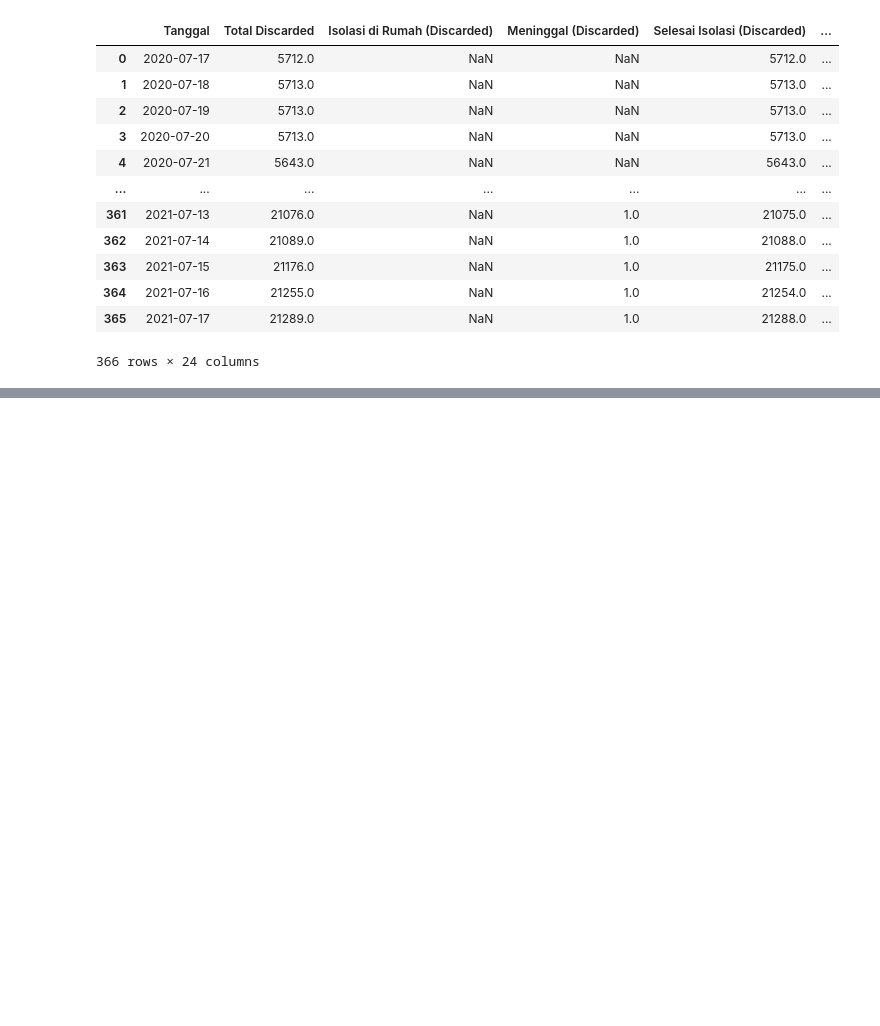
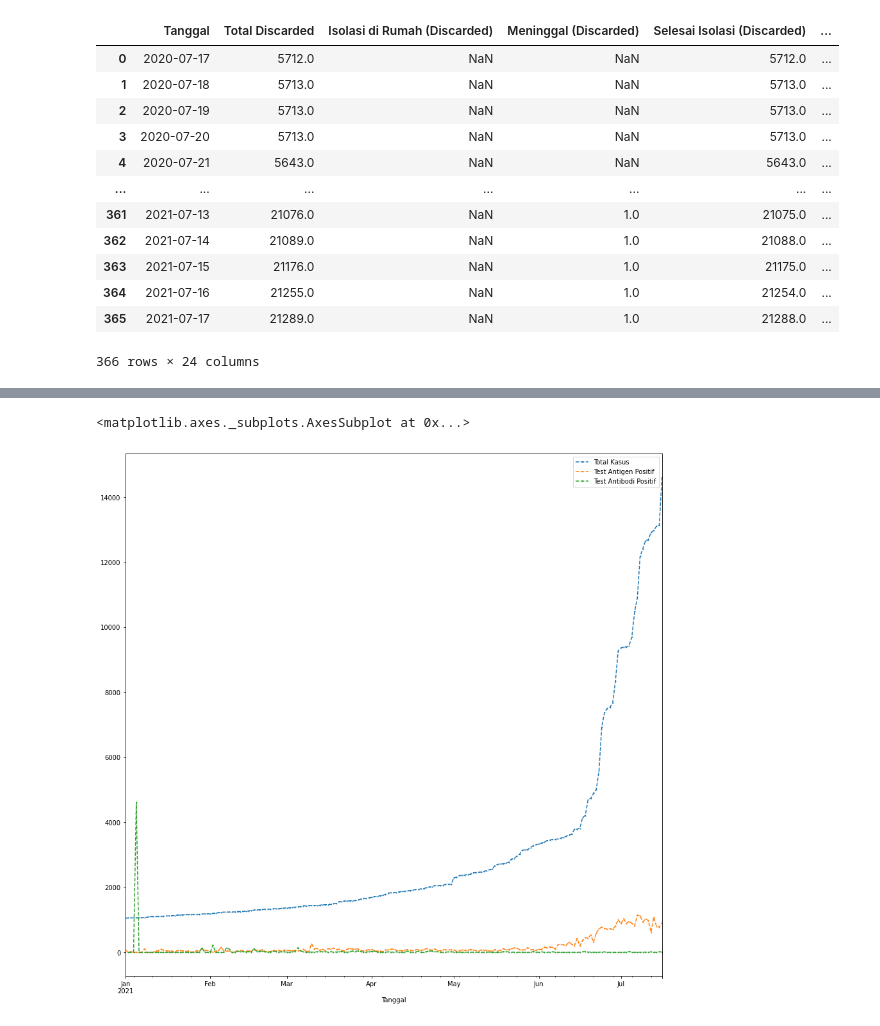
Before and after one commit to StevenTannn/Compfest-DS-Covid, a Jupyter notebook: notebook.ipynb, the cells around one changed output, grey strips where cells are left out. Saved outputs shown, nothing was run; the diff lists cells and outputs as text; code cells hidden in the pictures; blank space fills up the shorter version.

```diff
--- a/notebook.ipynb
+++ b/notebook.ipynb
@@ -526,0 +618,5 @@ df_Suspek
+# %%
+df_RDT_join.plot(x="Tanggal", y=["Positif Harian","TotalDKI Positif  Harian","Antibodi Harian"],marker = 'o',figsize=(15, 15),linestyle='dashed',markersize='1',label=['Total Kasus','Test Antigen Positif','Test Antibodi Positif'])
+# %% [output]
+<matplotlib.axes._subplots.AxesSubplot at 0x...>
+[figure, added]
```
Also changed, not shown: parts of 18 cells of this notebook.
